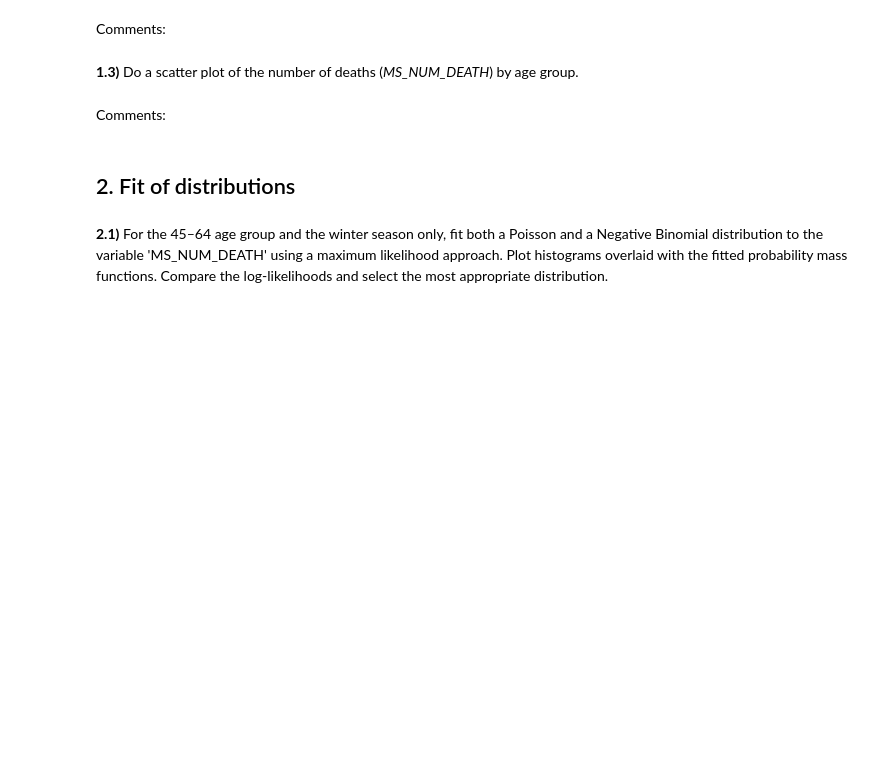
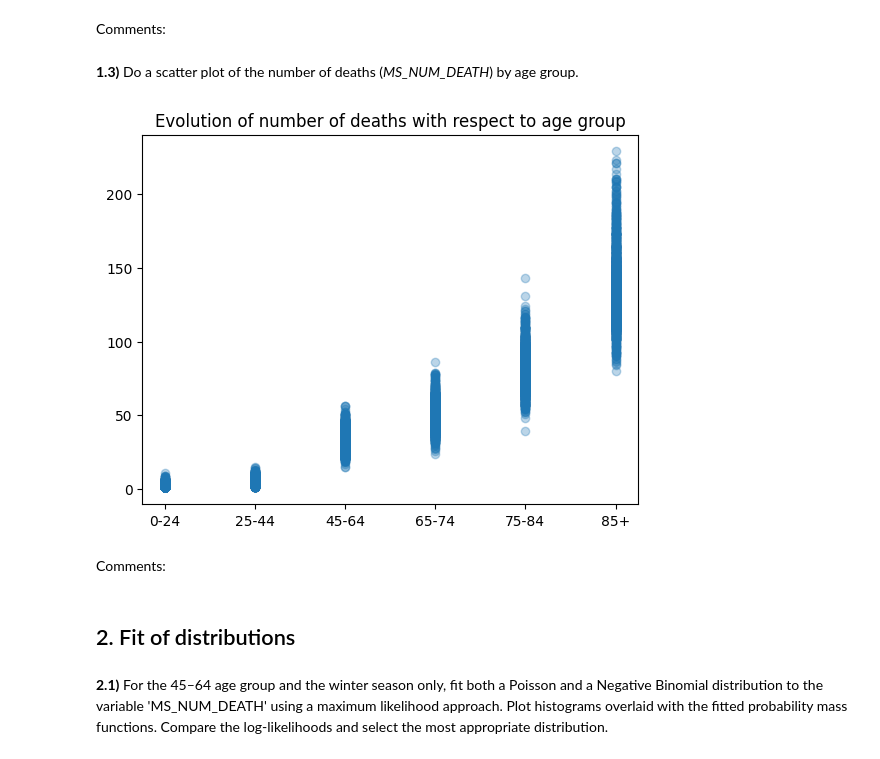
Before and after one commit to Auremifasol/Hackaton_1-Statistiques, a Jupyter notebook: Hackathon_26_27.ipynb, the cells around one changed output. Cells and saved outputs as stored; diff of their text form; code cells hidden in the pictures; blank space fills up the shorter version.

```diff
--- a/Hackathon_26_27.ipynb
+++ b/Hackathon_26_27.ipynb
@@ -56,6 +83,13 @@ Comments:
 **1.3)** Do a scatter plot of the number of deaths (*MS_NUM_DEATH*) by age group.
 # %%
 # Code here
+x = df["CD_AGEGROUP"].cat.codes
+plt.scatter(x, df["MS_NUM_DEATH"], alpha=0.3)
+plt.xticks(range(len(ordre)), ordre)
+plt.title("Evolution of number of deaths with respect to age group")
+plt.show()
+# %% [output]
+[figure, added]
 # %% [markdown]
 Comments:
 # %% [markdown]
```
Also changed, not shown: parts of 4 cells of this notebook.
